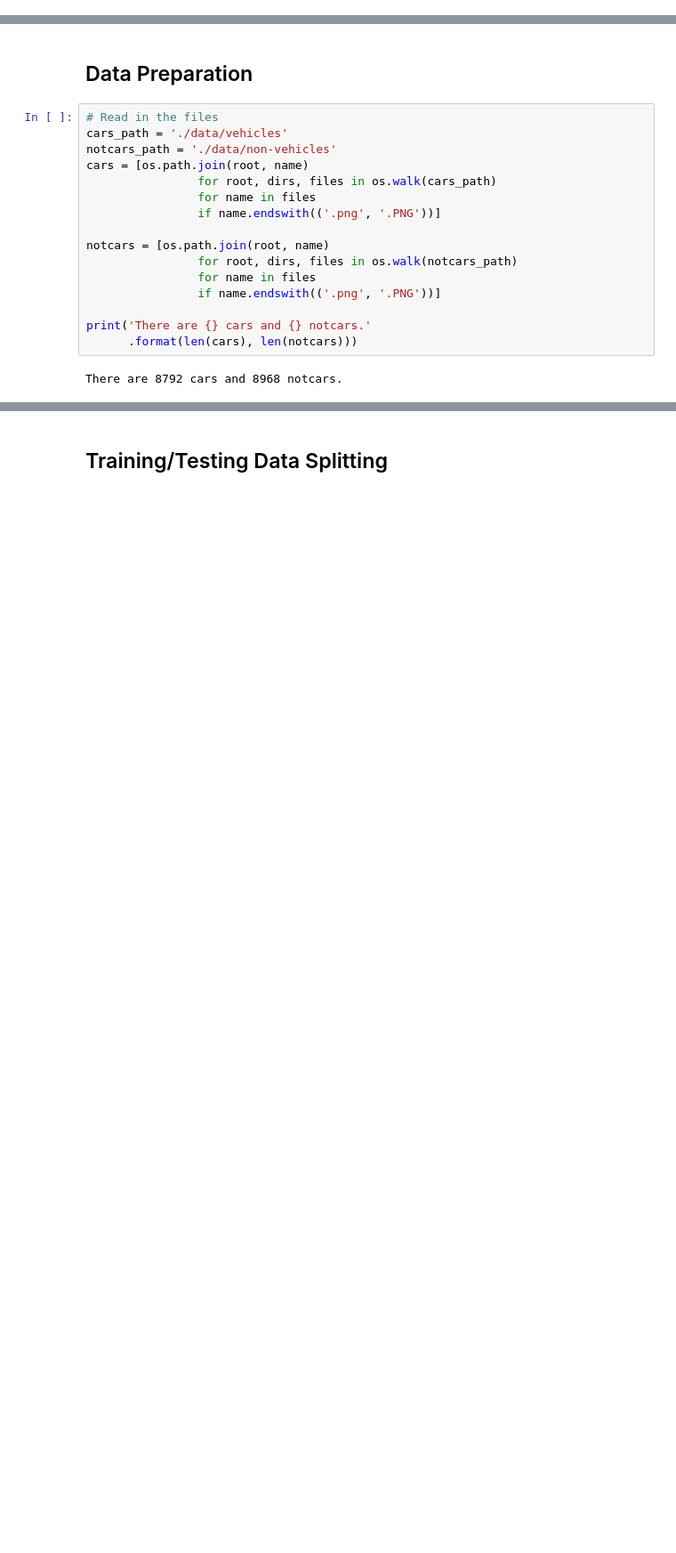
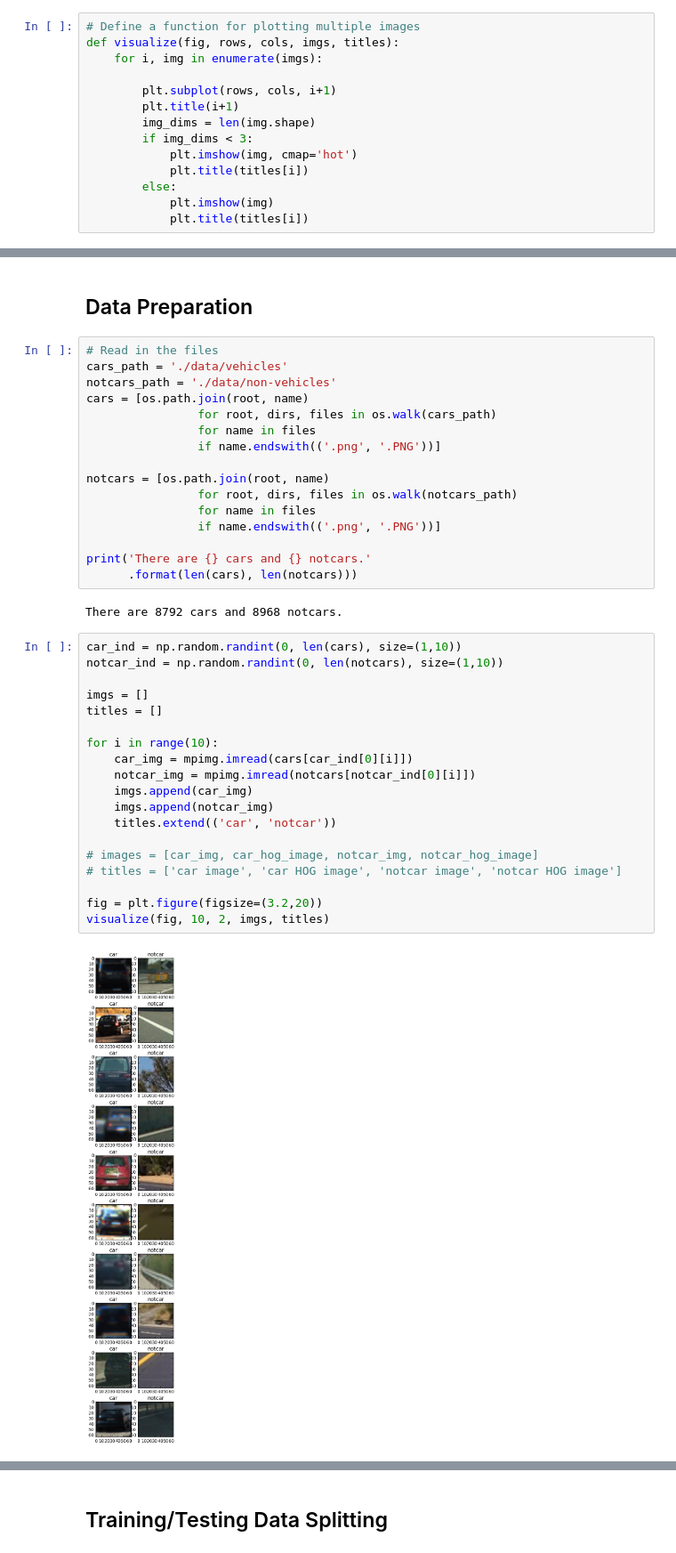
Before and after one commit to WenjinTao/Self-Driving-Car-Nanodegree--Udacity, a Jupyter notebook: Term1/P5-Vehicle_Detection/P5-Vehicle_Detection.ipynb, the cells around one changed output, grey strips where cells are left out. Shown at 89% size. Drawn from its saved outputs; the diff is of its cells as text; blank space fills up the shorter version.

```diff
--- a/Term1/P5-Vehicle_Detection/P5-Vehicle_Detection.ipynb
+++ b/Term1/P5-Vehicle_Detection/P5-Vehicle_Detection.ipynb
@@ -171 +297,15 @@ def draw_boxes(img, bboxes, color=(0, 0, 255), thick=6):
+# %%
+# Define a function for plotting multiple images
+def visualize(fig, rows, cols, imgs, titles):
+    for i, img in enumerate(imgs):
+
+        plt.subplot(rows, cols, i+1)
+        plt.title(i+1)
+        img_dims = len(img.shape)
+        if img_dims < 3:
+            plt.imshow(img, cmap='hot')
+            plt.title(titles[i])
+        else:
+            plt.imshow(img)
+            plt.title(titles[i])
 # %%
@@ -269,3 +378,24 @@ print('There are {} cars and {} notcars.'
       .format(len(cars), len(notcars)))
 # %% [output]
 There are 8792 cars and 8968 notcars.
+# %%
+car_ind = np.random.randint(0, len(cars), size=(1,10))
+notcar_ind = np.random.randint(0, len(notcars), size=(1,10))
+
+imgs = []
+titles = []
+
+for i in range(10):
+    car_img = mpimg.imread(cars[car_ind[0][i]])
+    notcar_img = mpimg.imread(notcars[notcar_ind[0][i]])
+    imgs.append(car_img)
+    imgs.append(notcar_img)
+    titles.extend(('car', 'notcar'))
+
+# images = [car_img, car_hog_image, notcar_img, notcar_hog_image]
+# titles = ['car image', 'car HOG image', 'notcar image', 'notcar HOG image']
+
+fig = plt.figure(figsize=(3.2,20))
+visualize(fig, 10, 2, imgs, titles)
+# %% [output]
+[figure, added]
```
Also changed, not shown: parts of 35 cells of this notebook.
